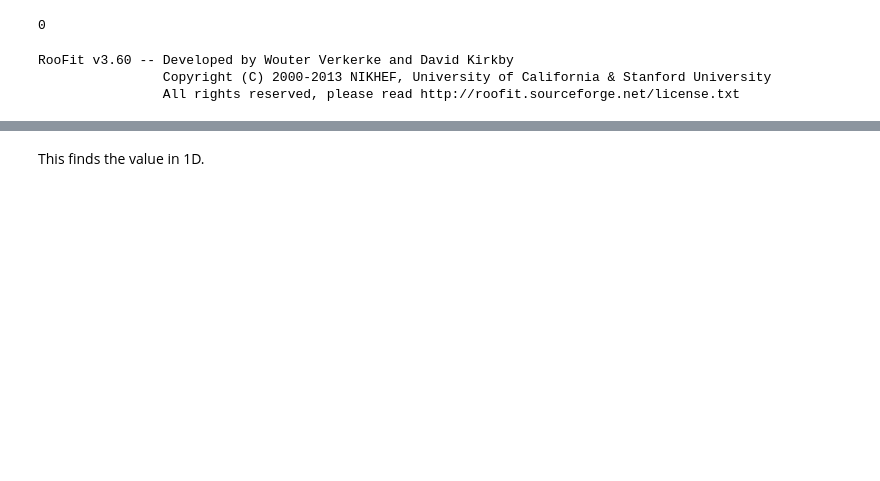
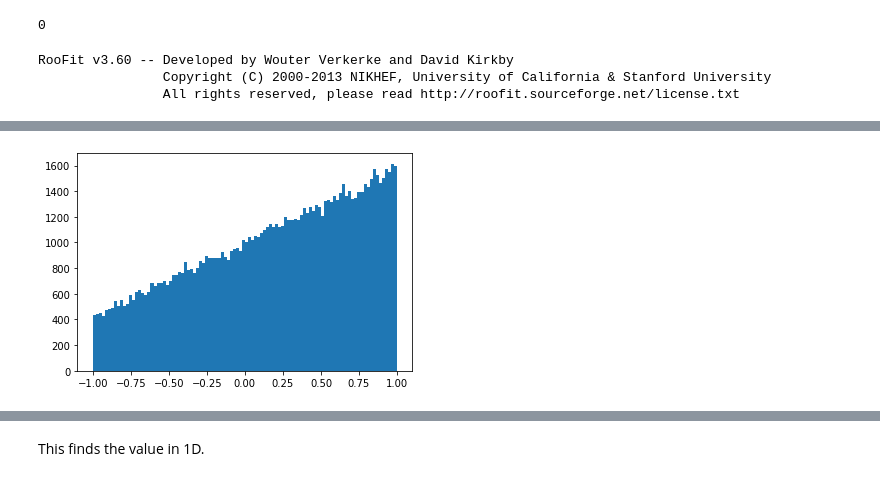
Before and after one commit to alatios/lb2jpsil_lambda-emdm-measurement, a Jupyter notebook: 99_convolution_root.ipynb, the cells around one changed output, grey strips where cells are left out. Drawn from its saved outputs; the diff is of its cells as text; code cells hidden in the pictures; blank space fills up the shorter version.

Commit message:
Add root convolution tests

```diff
--- a/99_convolution_root.ipynb
+++ b/99_convolution_root.ipynb
@@ -127,0 +85,6 @@ plt.show()
+# %%
+data_noconv = angular_pdf.generate(ROOT.RooArgSet(ctheta, phi), 100000)
+data_noconv.write("unconvoluted_test.dat")
+df_noconv = pd.read_csv('unconvoluted_test.dat', sep=" ", header=None)
+df_noconv.drop(columns=[2], inplace=True)
+df_noconv.rename(columns={0: 'cos_theta', 1: 'phi'}, inplace=True)
@@ -127,0 +110,5 @@ plt.show()
+# %%
+plt.hist(df_noconv['cos_theta'],bins=100)
+plt.show()
+# %% [output]
+[figure, added]
```
Also changed, not shown: parts of 64 cells of this notebook, 4 other files.
